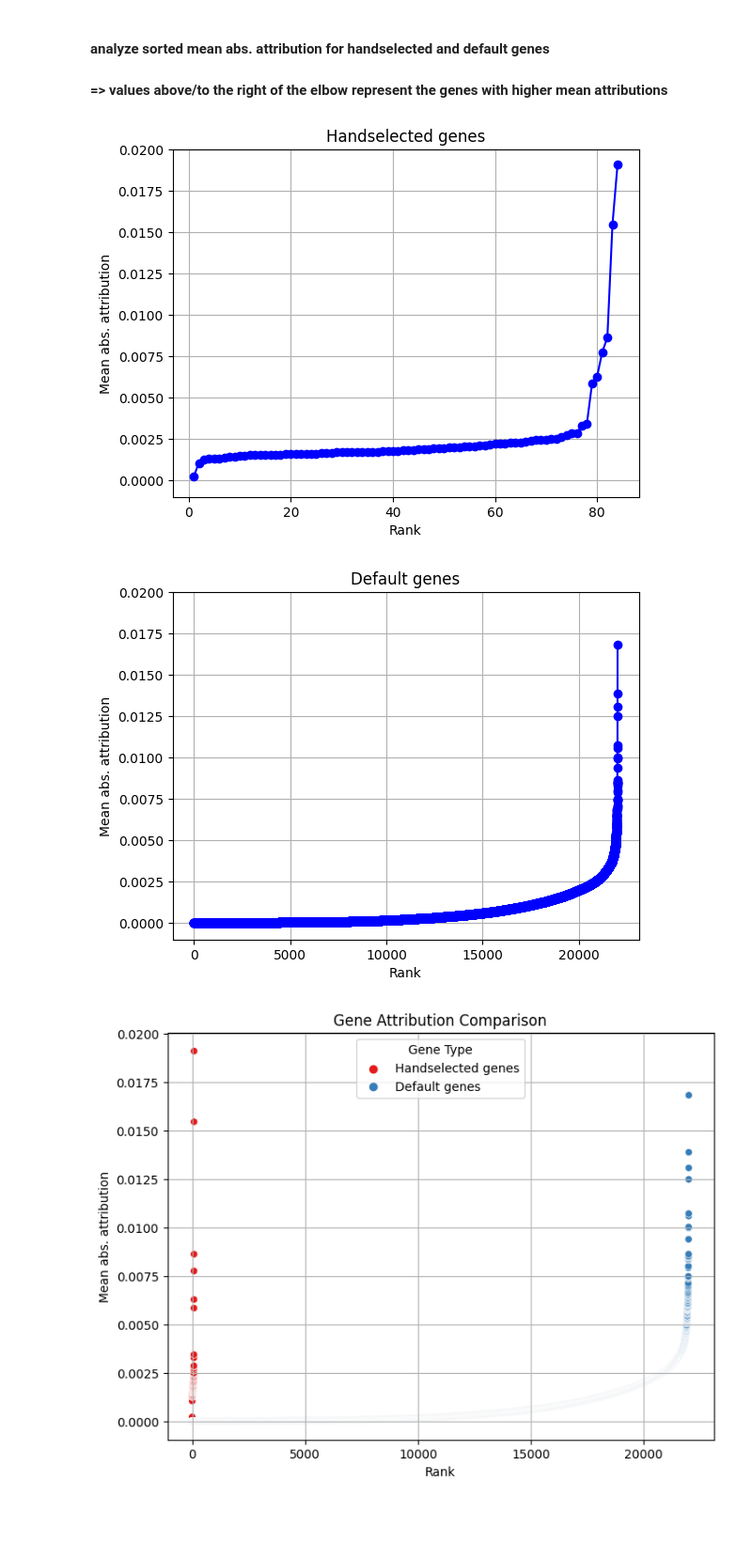
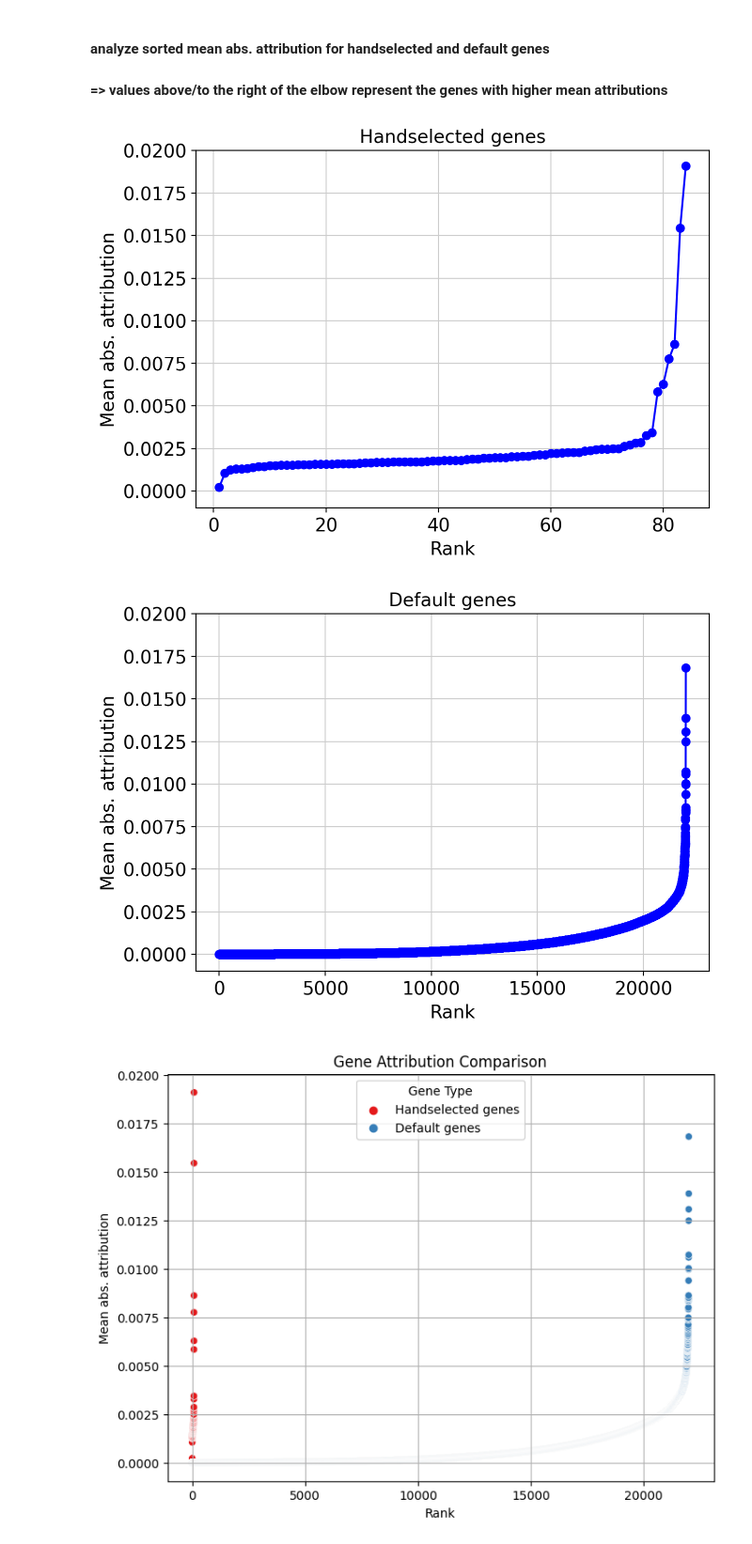
Before and after one commit to valentina-kg/open-problems-multimodal-3rd-solution, a Jupyter notebook: code/4.model/pred/attribution_analysis.ipynb, the cells around one changed output. Shown at 94% size. Drawn from its saved outputs; the diff is of its cells as text; code cells hidden in the pictures; blank space fills up the shorter version.

```diff
--- a/code/4.model/pred/attribution_analysis.ipynb
+++ b/code/4.model/pred/attribution_analysis.ipynb
@@ -160,20 +166,22 @@ There is no gene with mean attribution 0.
 # %%
 values = np.sort(abs_mean_attributions_handselected)
 ranks = np.arange(1, len(values) + 1)
 
+plt.figure(figsize=(7,5))
 plt.plot(ranks, values, marker='o', linestyle='-', color='blue')
 plt.xlabel('Rank')
 plt.ylabel('Mean abs. attribution')
 plt.title('Handselected genes')
 plt.grid(True)
 plt.ylim(-0.001, 0.02)  # for same y-axis scale as handselected
 plt.show()
 # %% [output]
-[figure, old version]
+[figure, new version]
 # %%
 values = np.sort(abs_mean_attributions_default)
 ranks = np.arange(1, len(values) + 1)
 
+plt.figure(figsize=(7,5))
 plt.plot(ranks, values, marker='o', linestyle='-', color='blue')
 plt.xlabel('Rank')
 plt.ylabel('Mean abs. attribution')
@@ -182,7 +190,7 @@ plt.grid(True)
 plt.ylim(-0.001, 0.02)  # for same y-axis scale as handselected
 plt.show()
 # %% [output]
-[figure, old version]
+[figure, new version]
 # %%
 #  plot these in one plot: seaborn scatterplot hue
 # TODO x axis scale???
```
Also changed, not shown: parts of 8 cells of this notebook, 11 other files.
